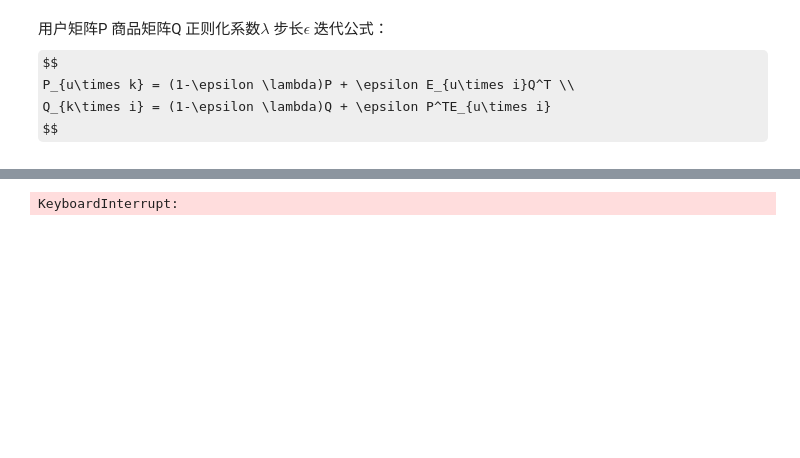
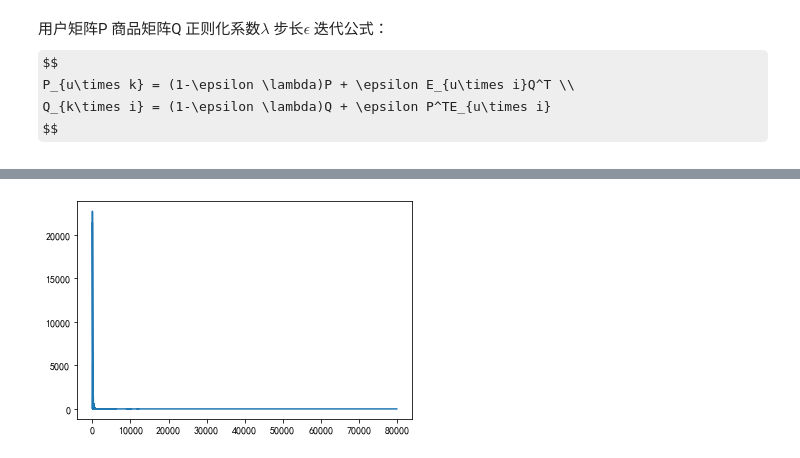
Before and after one commit to gyfffffff/DaSE_Algorithm, a Jupyter notebook: 项目三 矩阵分解推荐系统/Project3.ipynb, the cells around one changed output, grey strips where cells are left out. Cells and saved outputs as stored; diff of their text form; code cells hidden in the pictures; some formulas as TeX source; blank space fills up the shorter version.

```diff
--- a/项目三 矩阵分解推荐系统/Project3.ipynb
+++ b/项目三 矩阵分解推荐系统/Project3.ipynb
@@ -29,40 +297,54 @@ $$
 # %%
-# 有正则化的矩阵分解
+# 小批量，正则化，固定步长
+# 19min 52s
+def get_batch_index(batchsize, start, N):
+    start_old = start
+    start = (start_old + batchsize) % N
+    if start > start_old:
+        index = range(start_old, start)
+    else:
+        index = [i for i in range(start_old, N)] + [i for i in range(0, start)]
+    return index, start
+
+
 # 隐空间维度k
+# input:
+# X: 评分矩阵
+# loss：空列表，用于存储loss,便于画图
 def mf_regular(X, loss):
-    eps1 = 10
-    eps2 = 1e-7
-    max_iter = int(2e5)
-    n,m = X.shape
-    k = int(min(n, m)*0.01)  # 隐空间大小(试出来的)
-    P = np.random.random((n, k))  # 初始化用户矩阵
-    Q = np.random.random((k, m))  # 初始化商品矩阵
-    lam = 0   # 正则化系数
-    step = 5e-6  # 步长
-    E = (X - P @ Q)  # 初始化
-    lossi = 1
+    eps = 1e-2
+    lam = 0  # 正则化系数
+    step = 8e-6  # 步长
+    max_iter = int(8e4)
+    n, m = X.shape
+    k = int(min(n, m) * 0.6)  # 隐空间大小(试出来的)
+    batch = 128
+
+    P = np.random.rand(n, k)  # 初始化用户矩阵
+    Q = np.random.rand(k, m)  # 初始化商品矩阵
+    mask = X != 0
+    E = np.where(mask, X - P @ Q, X)  # 初始化
+
+    lossi = 1e4
     for _ in range(max_iter):
         # 更新P,Q,E
-        P = (1-step*lam)*P + step*E@Q.T
-        Q = (1-step*lam)*Q + step*P.T@E
-        E = (X - P @ Q)
+        P[index_n, :] = (1 - step * lam) * P[index_n, :] + step * E[index_n, :] @ Q.T
+        Q[:, index_m] = (1 - step * lam) * Q[:, index_m] + step * P.T @ E[:, index_m]
+        E = np.where(mask, X - P @ Q, X)
         lossi_old = lossi
-        lossi = 0.5*(np.linalg.norm(E)**2+lam*(np.linalg.norm(P)**2+np.linalg.norm(Q)**2))
+        lossi = 0.5 * (np.linalg.norm(E[index_n, index_m]) ** 2 + lam * (
+                np.linalg.norm(P[index_n, :]) ** 2 + np.linalg.norm(Q[:, index_m]) ** 2))
         loss.append(lossi)
-        if _%100==0:
+
+        if _ % 500 == 0:
             print(lossi)
-        if np.abs(lossi-lossi_old) <= eps1:
-            if np.abs(lossi-lossi_old) <= eps2:
-                print('!')
-                break
-            elif step<=1e-9:
-                pass
-            else:
-                print('step*0.9')
-                step *= 0.9
-                eps1 *= 0.5
-    return P,Q
+    return P, Q
+
 
 loss = []
-P,Q = mf_regular(UIMatrix, loss)
+P, Q = mf_regular(UIMatrix, loss)
+plt.plot(range(len(loss)), loss)
+print(loss[-10:])
+print(len(loss))
+plt.show()
 # %% [output]
@@ -86 +368 @@ step*0.9
-KeyboardInterrupt:
+[figure, added]
```
Also changed, not shown: parts of 11 cells of this notebook, 3 other files.
